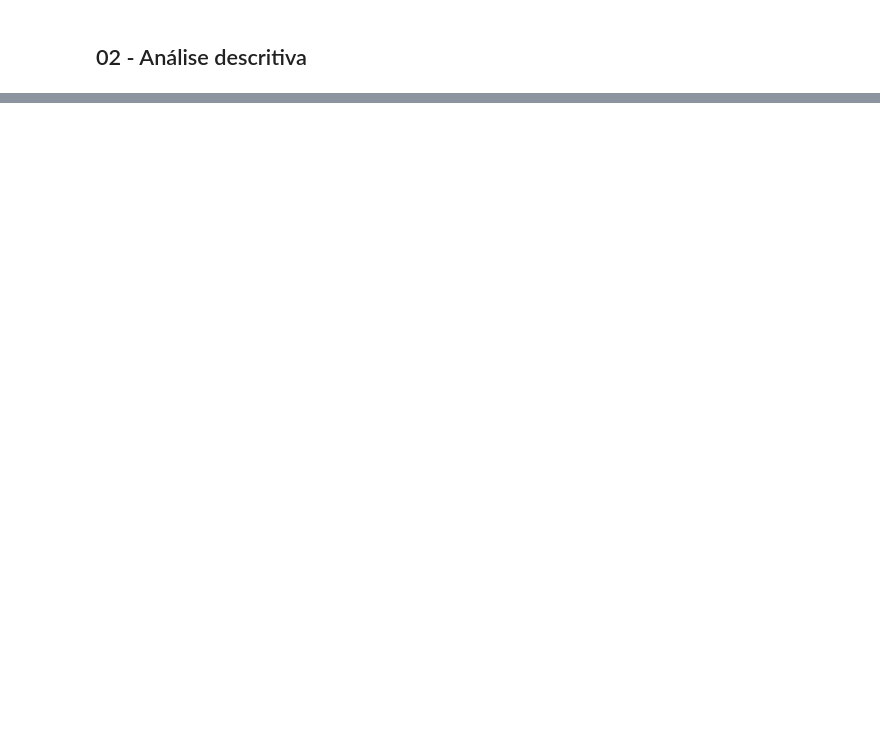
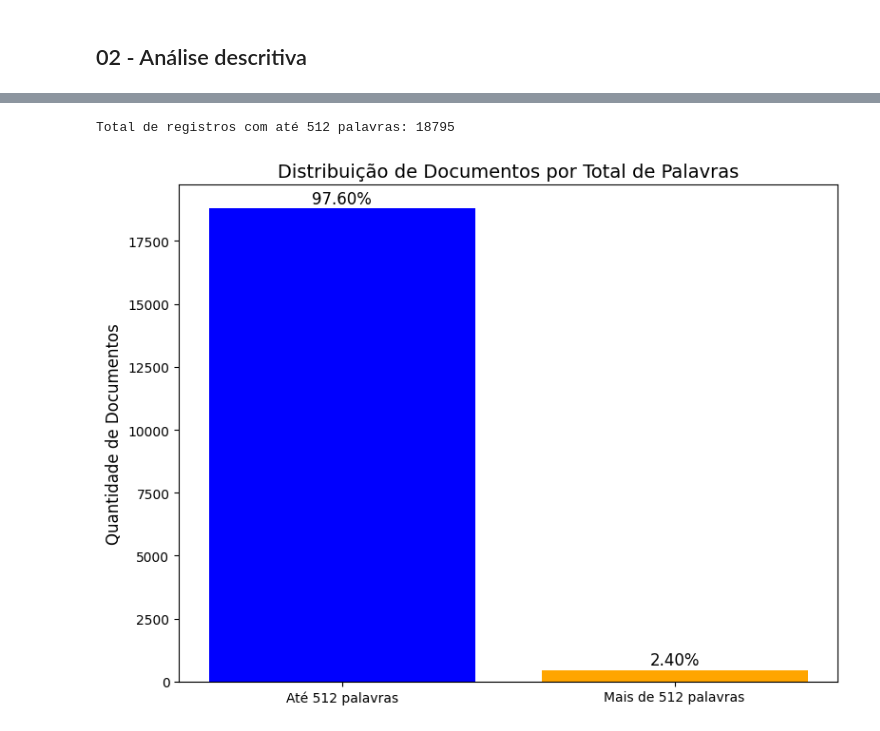
Before and after one commit to aqcorreia/PPCA-MD-Trabalho, a Jupyter notebook: 02_Tratamento_AnaliseDescritiva.ipynb, the cells around one changed output, grey strips where cells are left out. Saved outputs shown, nothing was run; the diff lists cells and outputs as text; code cells hidden in the pictures; blank space fills up the shorter version.

```diff
--- a/02_Tratamento_AnaliseDescritiva.ipynb
+++ b/02_Tratamento_AnaliseDescritiva.ipynb
@@ -112,2 +95,11 @@ df_portarias_mgi.head()
 # %% [markdown]
 ## 02 - Análise descritiva
+# %%
+douItem = 2
+secao = f'Secao0{douItem}'
+
+# Lê o arquivo Parquet
+df_portarias_mgi = pd.read_parquet(f'./saida/02_DOU{secao}_portarias_mgi_tratado.parquet', engine='pyarrow')  # ou engine='fastparquet'
+
+# Exibe as primeiras linhas do DataFrame
+df_portarias_mgi.shape
@@ -211,0 +217,45 @@ df_portarias_mgi.shape
+# %%
+# Verificar se a coluna "Total_palavras" existe no DataFrame
+if 'Total_palavras' in df_portarias_mgi.columns:
+    # Filtrar registros com até 512 palavras
+    registros_ate_512 = df_portarias_mgi[df_portarias_mgi['Total_palavras'] <= 512]
+
+    # Contar o total de registros que atendem ao critério
+    total_registros_ate_512 = len(registros_ate_512)
+
+    print(f"Total de registros com até 512 palavras: {total_registros_ate_512}")
+else:
+    print("Erro: A coluna 'Total_palavras' não foi encontrada no DataFrame.")
+# %% [output]
+Total de registros com até 512 palavras: 18795
+# %%
+import pandas as pd
+import matplotlib.pyplot as plt
+
+# Supondo que o DataFrame df_portarias_mgi já exista
+# df_portarias_mgi['Total_palavras'] contém o total de palavras por documento
+
+# Calcular a quantidade de documentos com até 512 palavras
+total_documentos = len(df_portarias_mgi)
+documentos_ate_512 = df_portarias_mgi[df_portarias_mgi['Total_palavras'] <= 512]
+percentual_ate_512 = len(documentos_ate_512) / total_documentos * 100
+
+# Preparar os dados para o gráfico
+categorias = ['Até 512 palavras', 'Mais de 512 palavras']
+quantidades = [len(documentos_ate_512), total_documentos - len(documentos_ate_512)]
+
+# Criar o gráfico de barras
+plt.figure(figsize=(8, 6))
+plt.bar(categorias, quantidades, color=['blue', 'orange'])
+
+# Adicionar rótulos e título
+plt.title('Distribuição de Documentos por Total de Palavras', fontsize=14)
+plt.ylabel('Quantidade de Documentos', fontsize=12)
+plt.text(0, quantidades[0] + total_documentos * 0.01, f'{percentual_ate_512:.2f}%', ha='center', fontsize=12)
+plt.text(1, quantidades[1] + total_documentos * 0.01, f'{100 - percentual_ate_512:.2f}%', ha='center', fontsize=12)
+
+# Exibir o gráfico
+plt.tight_layout()
+plt.show()
+# %% [output]
+[figure, added]
```
Also changed, not shown: parts of 12 cells of this notebook, 7 other files.
